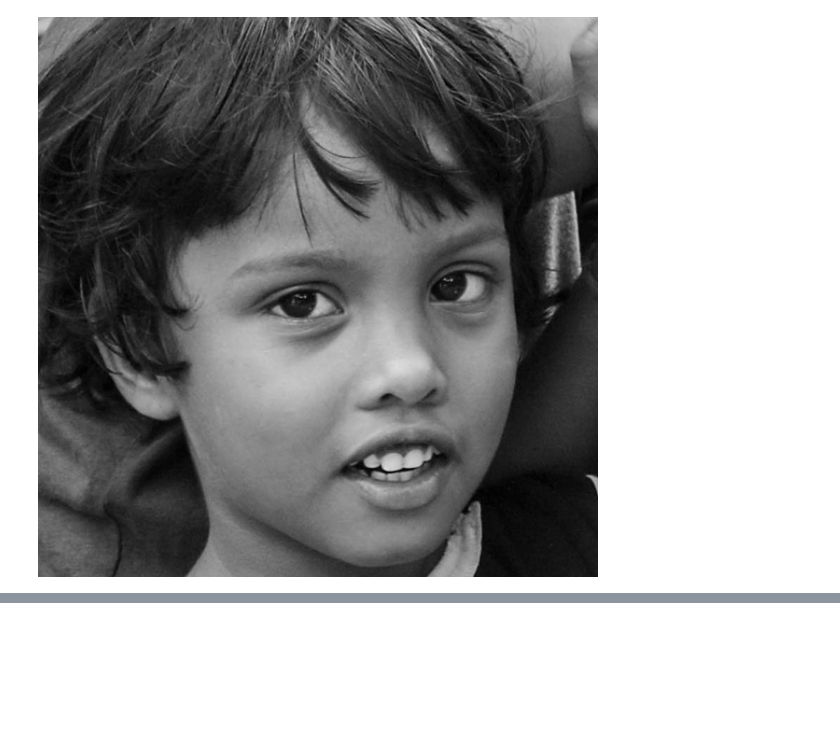
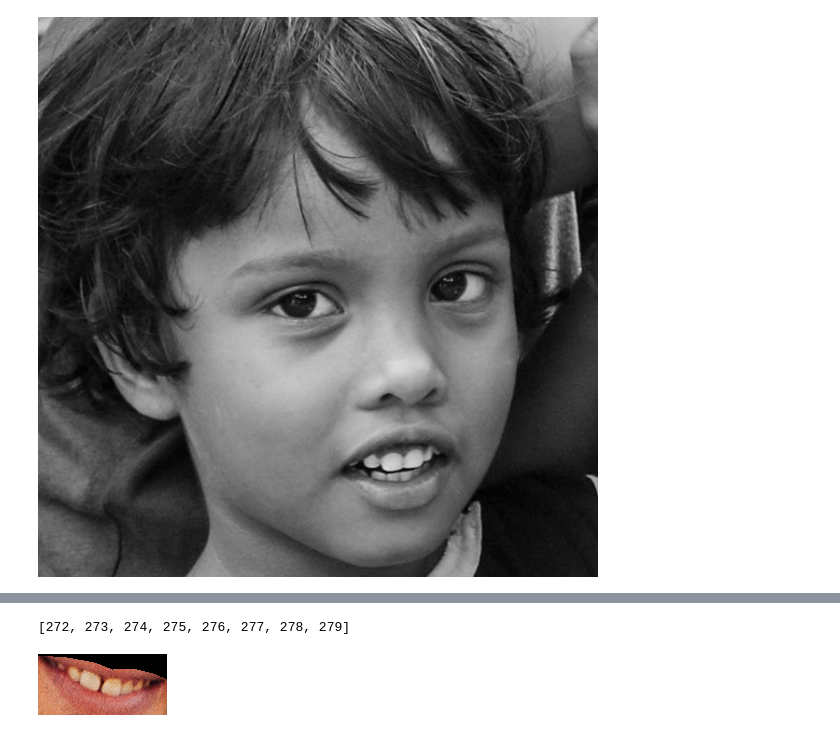
Before and after one commit to hj56775/dlibforbeauty, a Jupyter notebook: dlib_beauty.ipynb, the cells around one changed output, grey strips where cells are left out. Cells and saved outputs as stored; diff of their text form; code cells hidden in the pictures; blank space fills up the shorter version.

```diff
--- a/dlib_beauty.ipynb
+++ b/dlib_beauty.ipynb
@@ -357,7 +356,6 @@ cv2_imshow(img)
 # %% [output]
 [figure]
 # %%
-import cv2
 def collect_num(image):
 
   gray=cv2.cvtColor(image, cv2.COLOR_BGR2GRAY)
@@ -366,9 +364,9 @@ def collect_num(image):
   for (i,rect) in enumerate(rects):
     points = np.matrix([[p.x, p.y] for p in predictor(gray, rect).parts()])
     up_up_lip=points[list(range(48,55))]
-    up_down_lip=points[list((47,60,61,62,63,64,54))]
-    down_down_lip=points[list((47,60,67,66,65,64,54))]
-    down_up_lip=points[list((47,59,58,57,56,55,54))]
+    up_down_lip=points[list((48,60,61,62,63,64,54))]
+    down_up_lip=points[list((48,60,67,66,65,64,54))]
+    down_down_lip=points[list((48,59,58,57,56,55,54))]
     up_up_arr=[]
     up_down_arr=[]
     down_up_arr=[]
@@ -377,22 +375,22 @@ def collect_num(image):
 
     for (i,point) in enumerate(up_up_lip):
       x=point[0,0]
-      y=point[0,0]+1
+      y=point[0,1]+1
       a=[x,y]
       up_up_arr.append(a)
     for (i,point) in enumerate(up_down_lip):
       x=point[0,0]
-      y=point[0,0]-1
+      y=point[0,1]
       a=[x,y]
       up_down_arr.append(a)
     for (i,point) in enumerate(down_up_lip):
       x=point[0,0]
-      y=point[0,0]+1
+      y=point[0,1]
       a=[x,y]
       down_up_arr.append(a)
     for (i,point) in enumerate(down_down_lip):
       x=point[0,0]
-      y=point[0,0]-1
+      y=point[0,1]-1
       a=[x,y]
       down_down_arr.append(a)
   lip_num_arr=[up_up_arr,up_down_arr,down_up_arr,down_down_arr]
@@ -400,4 +398,4 @@ def collect_num(image):
 # %%
 def line(a,b,x):
   y=a[1]+(x-a[0])*(b[1]-a[1])/(b[0]-a[0])
-  return y
+  return np.array(y)
@@ -403,0 +483,28 @@ def line(a,b,x):
+# %%
+lip=collect_num(image)
+list(range(lip[0][0][0]+1,lip[0][1][0]))
+# %% [output]
+[272, 273, 274, 275, 276, 277, 278, 279]
+# %%
+[min_x,max_x,min_y,max_y]=cut_mouth_xy(people_image[3])
+arr2=people_image[3][min_y:max_y,min_x:max_x]
+num_arr=np.array(collect_num(people_image[3]))
+num_arr=num_arr-np.ones((len(num_arr),len(num_arr[0]),2))*np.array([min_x,min_y])
+
+x=int(num_arr[0][0][0])
+for i in range(len(num_arr[0])-1):
+  ar=np.ones(arr2.shape)
+  (h,w,n)=arr2.shape
+  while True:
+    if x==w:
+      break
+    y=int(line(num_arr[0][i],num_arr[0][i+1],x))+1
+    for j in range(0,y):
+      arr2[j][x]=(0,0,0)
+    x+=1
+    if x>num_arr[0][i+1][0]:
+      break
+# %%
+cv2_imshow(arr2)
+# %% [output]
+[figure, added]
```
Also changed, not shown: parts of 7 cells of this notebook.
